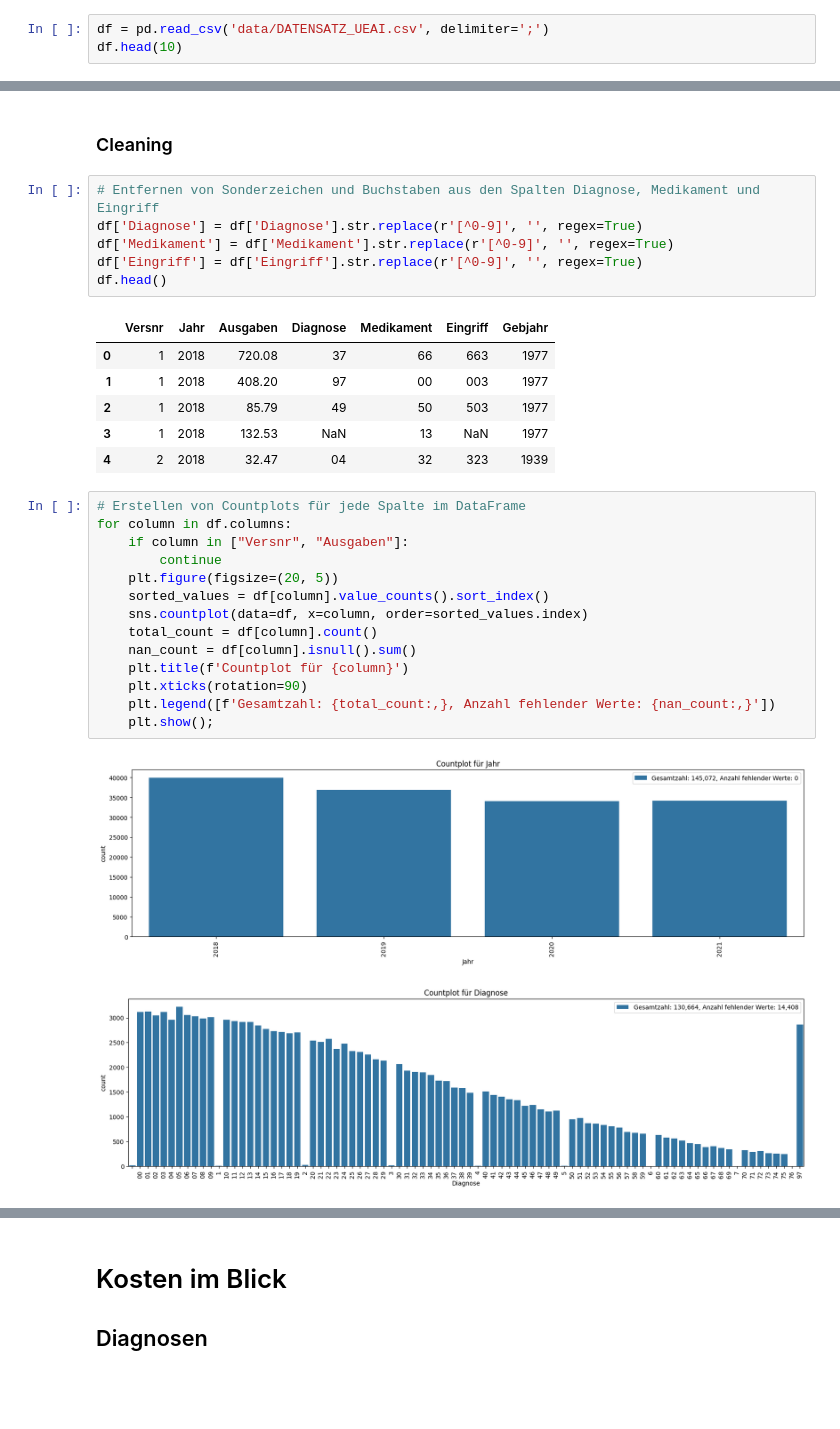
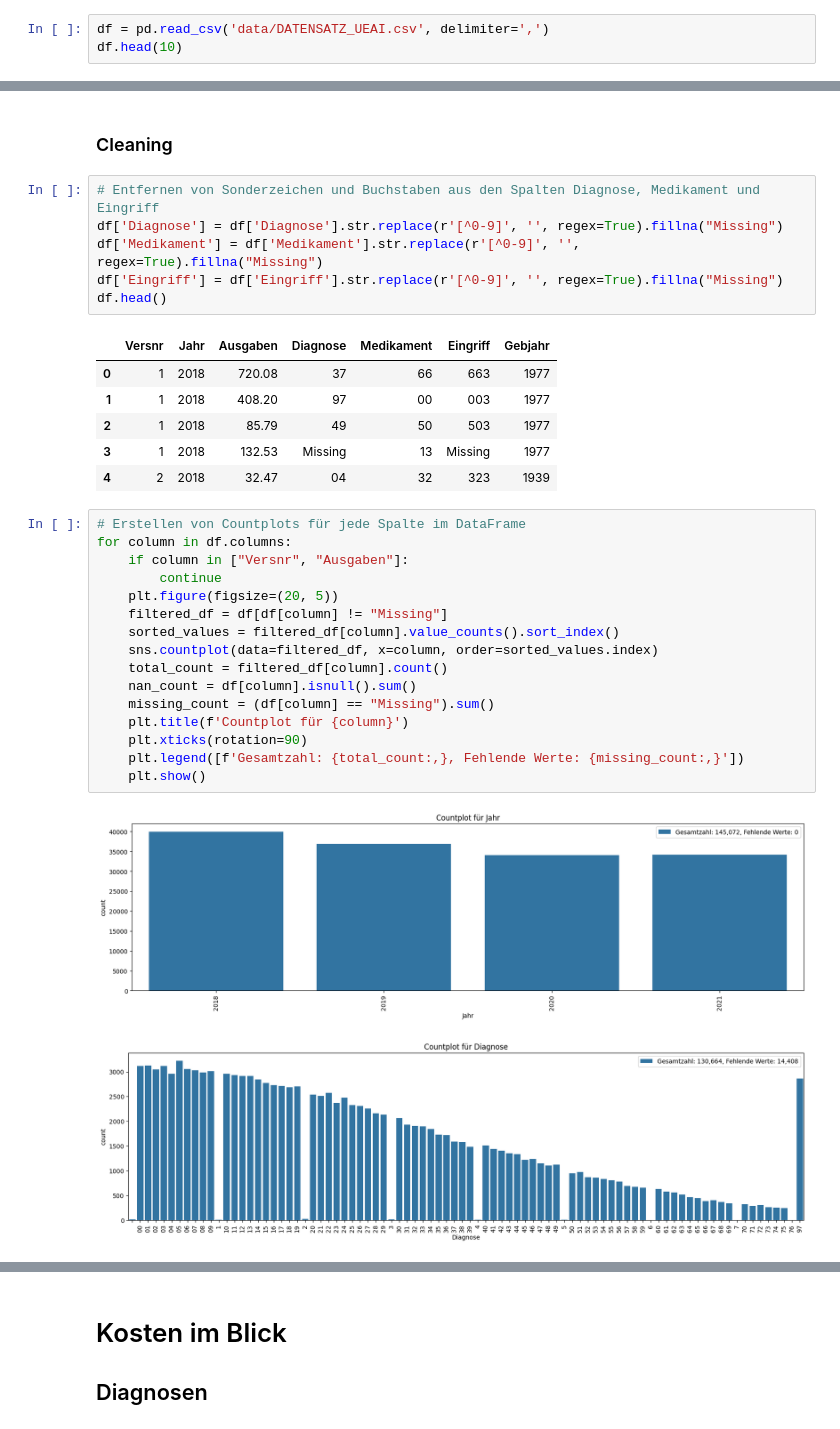
Before and after one commit to sls-mdr/supreme-disco, a Jupyter notebook: data_ralley.ipynb, the cells around one changed output, grey strips where cells are left out. Cells and saved outputs as stored; diff of their text form; blank space fills up the shorter version.

Commit message:
data rally und vpfad

```diff
--- a/data_ralley.ipynb
+++ b/data_ralley.ipynb
@@ -16,7 +16,7 @@ pd.options.display.float_format = "{:,.2f}".format
 # %% [markdown]
 # Basics
 # %%
-df = pd.read_csv('data/DATENSATZ_UEAI.csv', delimiter=';')
+df = pd.read_csv('data/DATENSATZ_UEAI.csv', delimiter=',')
 df.head(10)
 # %% [output]
 |  | Versnr | Jahr | Ausgaben | Diagnose | Medikament | Eingriff | Gebjahr |
@@ -180,31 +180,33 @@ Hypothese: die frühen Jahrgänge könnten noch nicht beahndelt oder medikamenti
 ### Cleaning
 # %%
 # Entfernen von Sonderzeichen und Buchstaben aus den Spalten Diagnose, Medikament und Eingriff
-df['Diagnose'] = df['Diagnose'].str.replace(r'[^0-9]', '', regex=True)
-df['Medikament'] = df['Medikament'].str.replace(r'[^0-9]', '', regex=True)
-df['Eingriff'] = df['Eingriff'].str.replace(r'[^0-9]', '', regex=True)
+df['Diagnose'] = df['Diagnose'].str.replace(r'[^0-9]', '', regex=True).fillna("Missing")
+df['Medikament'] = df['Medikament'].str.replace(r'[^0-9]', '', regex=True).fillna("Missing")
+df['Eingriff'] = df['Eingriff'].str.replace(r'[^0-9]', '', regex=True).fillna("Missing")
 df.head()
 # %% [output]
 |  | Versnr | Jahr | Ausgaben | Diagnose | Medikament | Eingriff | Gebjahr |
 | 0 | 1 | 2018 | 720.08 | 37 | 66 | 663 | 1977 |
 | 1 | 1 | 2018 | 408.20 | 97 | 00 | 003 | 1977 |
 | 2 | 1 | 2018 | 85.79 | 49 | 50 | 503 | 1977 |
-| 3 | 1 | 2018 | 132.53 | NaN | 13 | NaN | 1977 |
+| 3 | 1 | 2018 | 132.53 | Missing | 13 | Missing | 1977 |
 | 4 | 2 | 2018 | 32.47 | 04 | 32 | 323 | 1939 |
 # %%
 # Erstellen von Countplots für jede Spalte im DataFrame
 for column in df.columns:
     if column in ["Versnr", "Ausgaben"]:
         continue
     plt.figure(figsize=(20, 5))
-    sorted_values = df[column].value_counts().sort_index()
-    sns.countplot(data=df, x=column, order=sorted_values.index)
-    total_count = df[column].count()
+    filtered_df = df[df[column] != "Missing"]
+    sorted_values = filtered_df[column].value_counts().sort_index()
+    sns.countplot(data=filtered_df, x=column, order=sorted_values.index)
+    total_count = filtered_df[column].count()
     nan_count = df[column].isnull().sum()
+    missing_count = (df[column] == "Missing").sum()
     plt.title(f'Countplot für {column}')
     plt.xticks(rotation=90)
-    plt.legend([f'Gesamtzahl: {total_count:,}, Anzahl fehlender Werte: {nan_count:,}'])
-    plt.show();
+    plt.legend([f'Gesamtzahl: {total_count:,}, Fehlende Werte: {missing_count:,}'])
+    plt.show()
 # %% [output]
-[figure, old version]
+[figure, new version]
-[figure, old version]
+[figure, new version]
```
Also changed, not shown: parts of 23 cells of this notebook, 4 other files.
